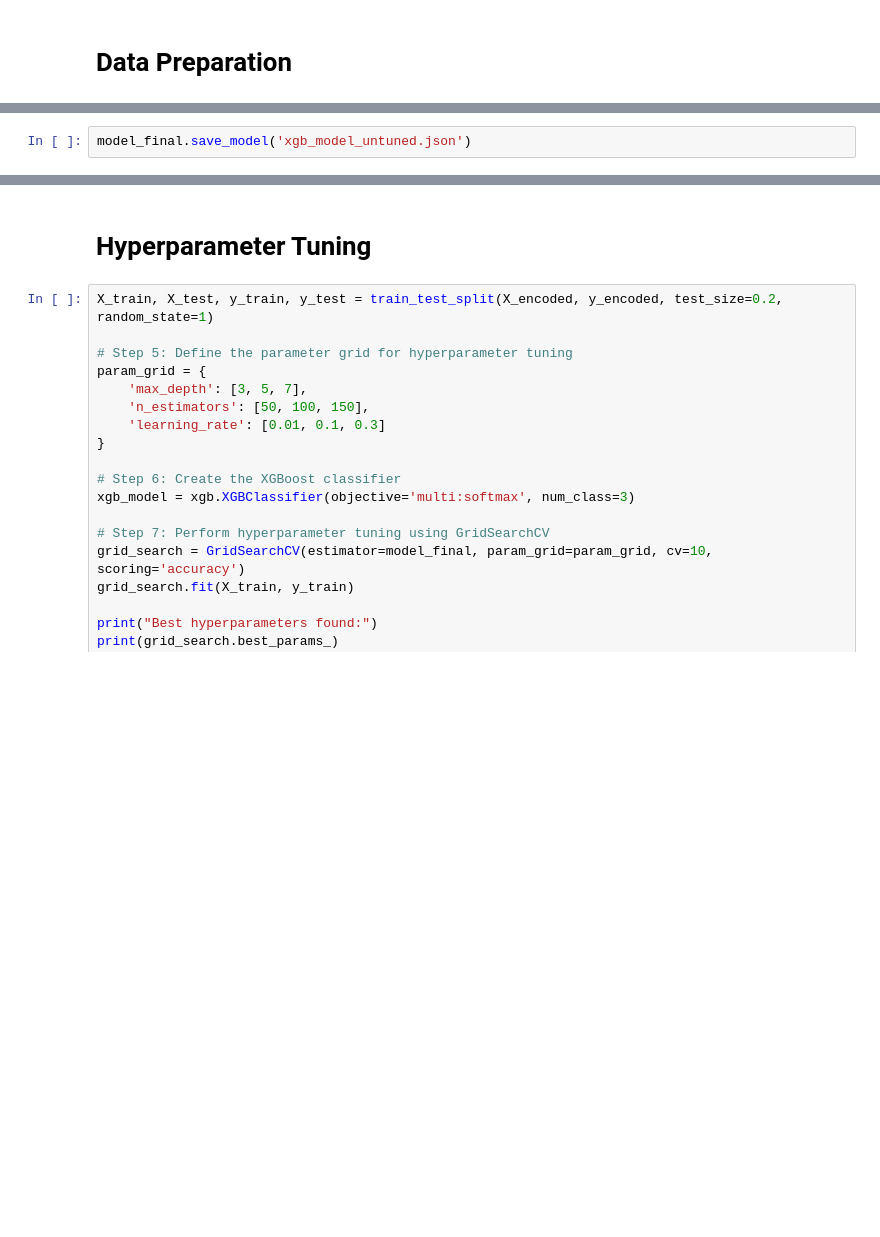
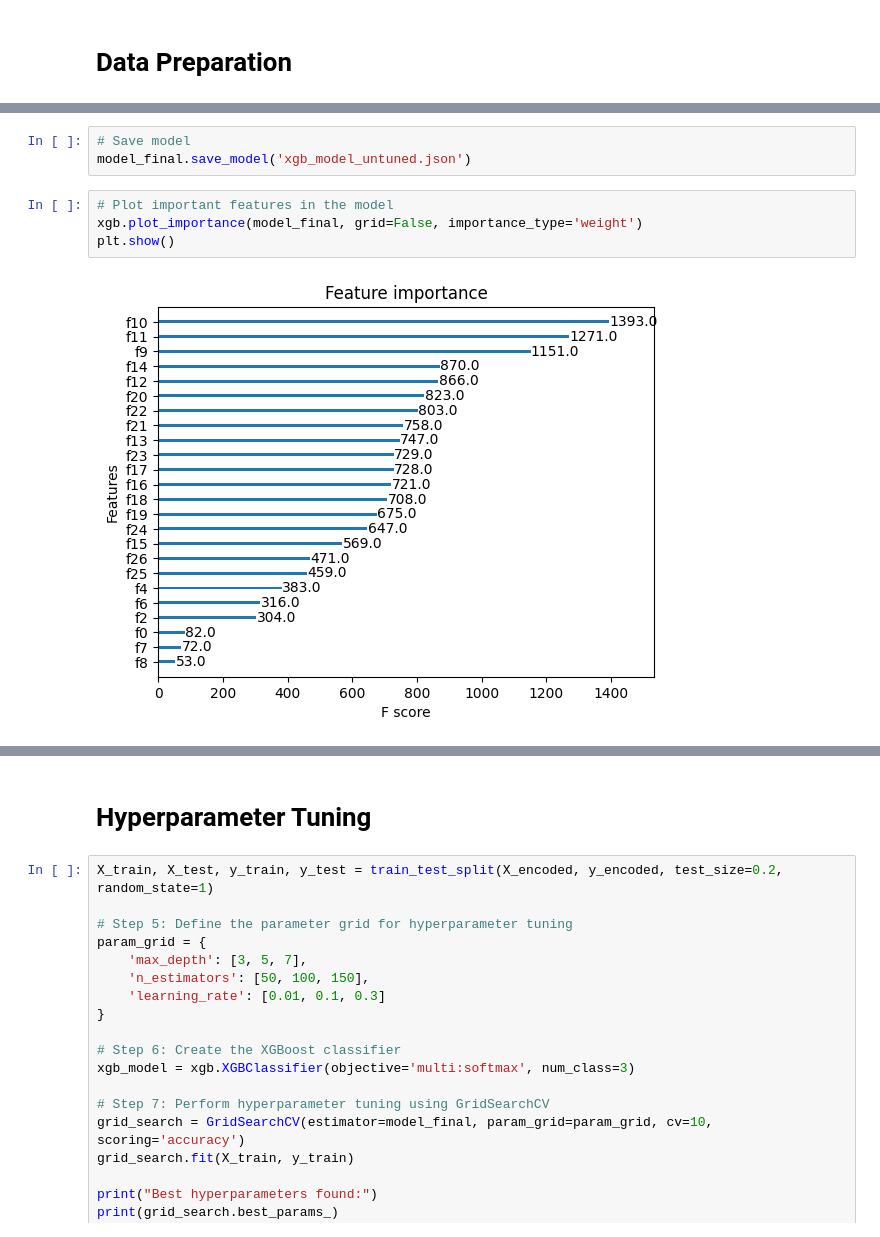
Before and after one commit to zihaow17/SMU_DSAxMaersk_Case_Comp_2023, a Jupyter notebook: models_xgb.ipynb, the cells around one changed output, grey strips where cells are left out. Cells and saved outputs as stored; diff of their text form; blank space fills up the shorter version.

Commit message:
Updated model visualisations

```diff
--- a/models_xgb.ipynb
+++ b/models_xgb.ipynb
@@ -154,4 +149,11 @@ Accuracy on the entire dataset: 0.9724129966122574
    macro avg       0.96      0.97      0.97    129880
 weighted avg       0.97      0.97      0.97    129880
 # %%
+# Save model
 model_final.save_model('xgb_model_untuned.json')
+# %%
+# Plot important features in the model
+xgb.plot_importance(model_final, grid=False, importance_type='weight')
+plt.show()
+# %% [output]
+[figure, added]
```
Also changed, not shown: parts of 8 cells of this notebook.
